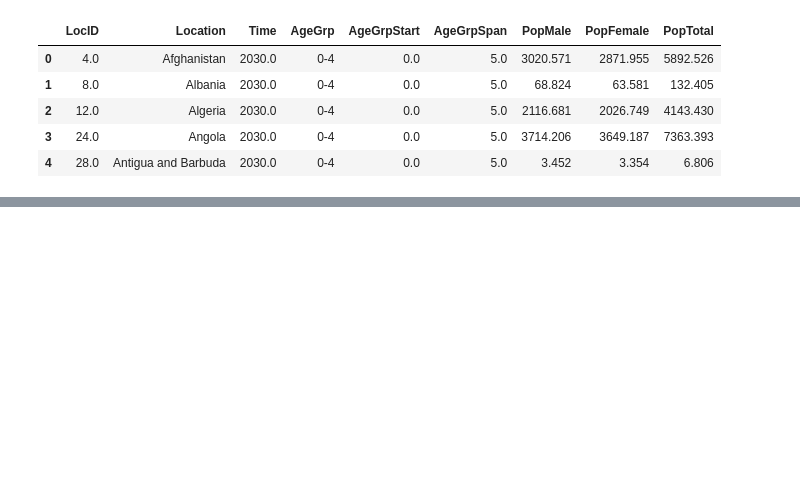
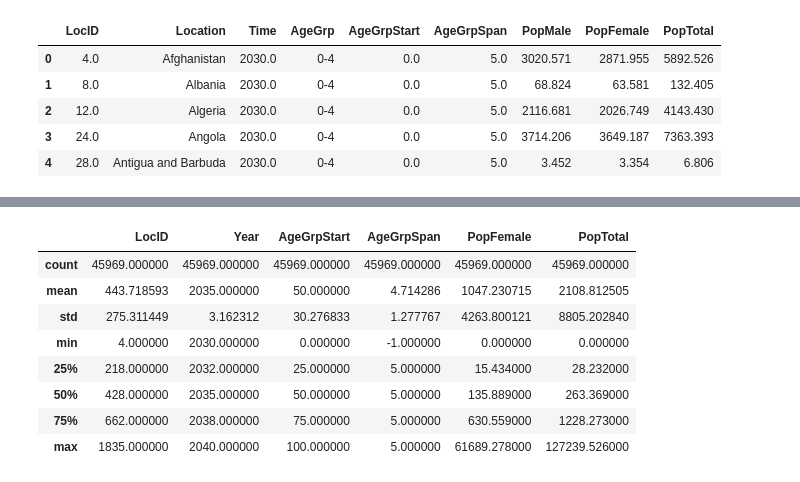
Before and after one commit to ramakant-bw/da20_python_task9, a Jupyter notebook: population-2030-2040.ipynb, the cells around one changed output, grey strips where cells are left out. Cells and saved outputs as stored; diff of their text form; code cells hidden in the pictures; blank space fills up the shorter version.

```diff
--- a/population-2030-2040.ipynb
+++ b/population-2030-2040.ipynb
@@ -12,0 +27,12 @@ population2030_2040.head()
+# %%
+df_population2030_2040.describe()
+# %% [output]
+|  | LocID | Year | AgeGrpStart | AgeGrpSpan | PopFemale | PopTotal |
+| count | 45969.000000 | 45969.000000 | 45969.000000 | 45969.000000 | 45969.000000 | 45969.000000 |
+| mean | 443.718593 | 2035.000000 | 50.000000 | 4.714286 | 1047.230715 | 2108.812505 |
+| std | 275.311449 | 3.162312 | 30.276833 | 1.277767 | 4263.800121 | 8805.202840 |
+| min | 4.000000 | 2030.000000 | 0.000000 | -1.000000 | 0.000000 | 0.000000 |
+| 25% | 218.000000 | 2032.000000 | 25.000000 | 5.000000 | 15.434000 | 28.232000 |
+| 50% | 428.000000 | 2035.000000 | 50.000000 | 5.000000 | 135.889000 | 263.369000 |
+| 75% | 662.000000 | 2038.000000 | 75.000000 | 5.000000 | 630.559000 | 1228.273000 |
+| max | 1835.000000 | 2040.000000 | 100.000000 | 5.000000 | 61689.278000 | 127239.526000 |
```
Also changed, not shown: parts of 12 cells of this notebook, 2 other files.
